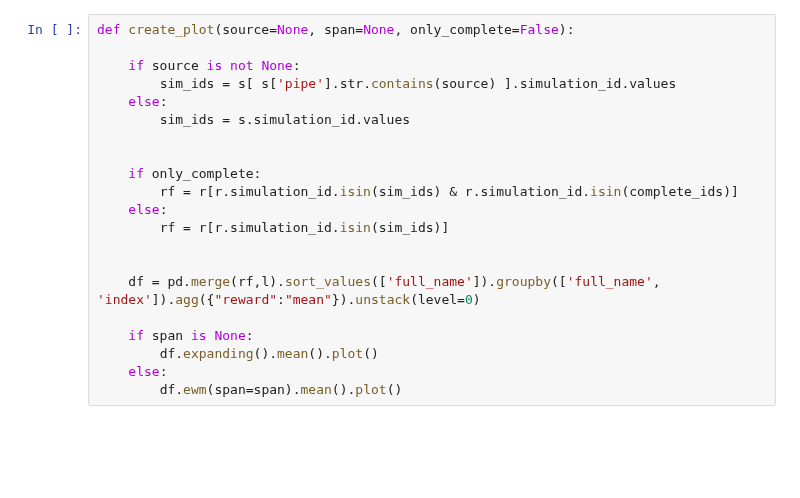
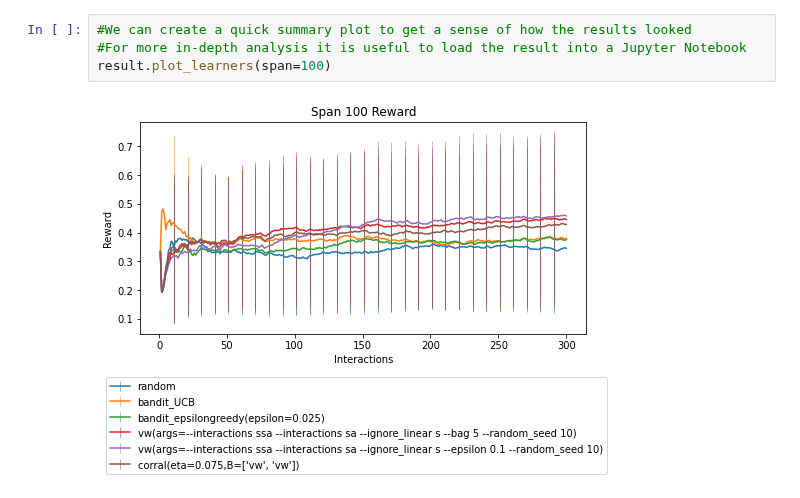
Before and after one commit to VowpalWabbit/coba, a Jupyter notebook: examples/bakeoff.ipynb, the cells around one changed output. Cells and saved outputs as stored; diff of their text form; blank space fills up the shorter version.

```diff
--- a/examples/bakeoff.ipynb
+++ b/examples/bakeoff.ipynb
@@ -20,22 +66,7 @@ r = pd.DataFrame({**repeat_cols, **spread_cols, **index_col})
 # %%
-def create_plot(source=None, span=None, only_complete=False):
-
-    if source is not None:
-        sim_ids = s[ s['pipe'].str.contains(source) ].simulation_id.values
-    else:
-        sim_ids = s.simulation_id.values
-
-
-    if only_complete:
-        rf = r[r.simulation_id.isin(sim_ids) & r.simulation_id.isin(complete_ids)]
-    else:
-        rf = r[r.simulation_id.isin(sim_ids)]
-
-
-    df = pd.merge(rf,l).sort_values(['full_name']).groupby(['full_name', 'index']).agg({"reward":"mean"}).unstack(level=0)
-
-    if span is None:
-        df.expanding().mean().plot()
-    else:
-        df.ewm(span=span).mean().plot()
+#We can create a quick summary plot to get a sense of how the results looked
+#For more in-depth analysis it is useful to load the result into a Jupyter Notebook
+result.plot_learners(span=100)
+# %% [output]
+[figure, added]
 # %%
```
Also changed, not shown: parts of 9 cells of this notebook, 7 other files.
